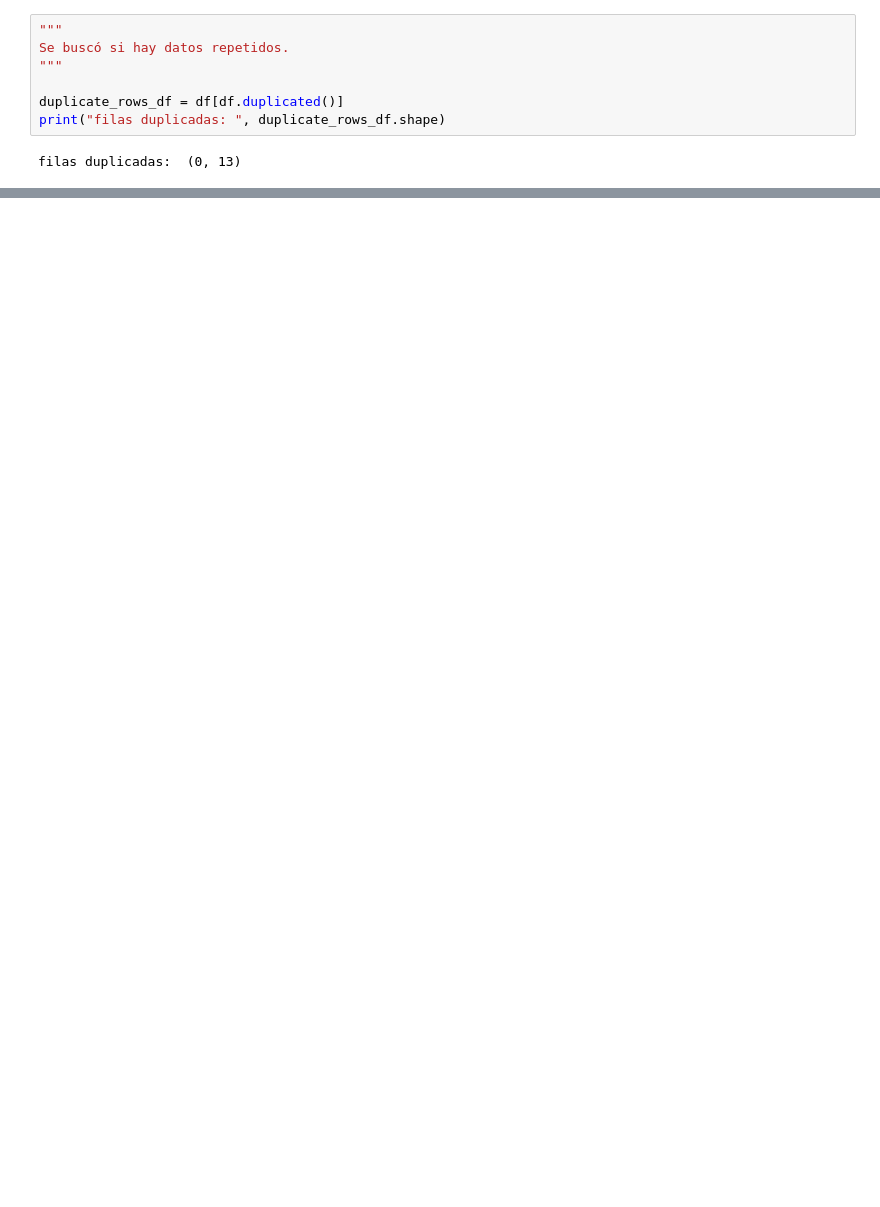
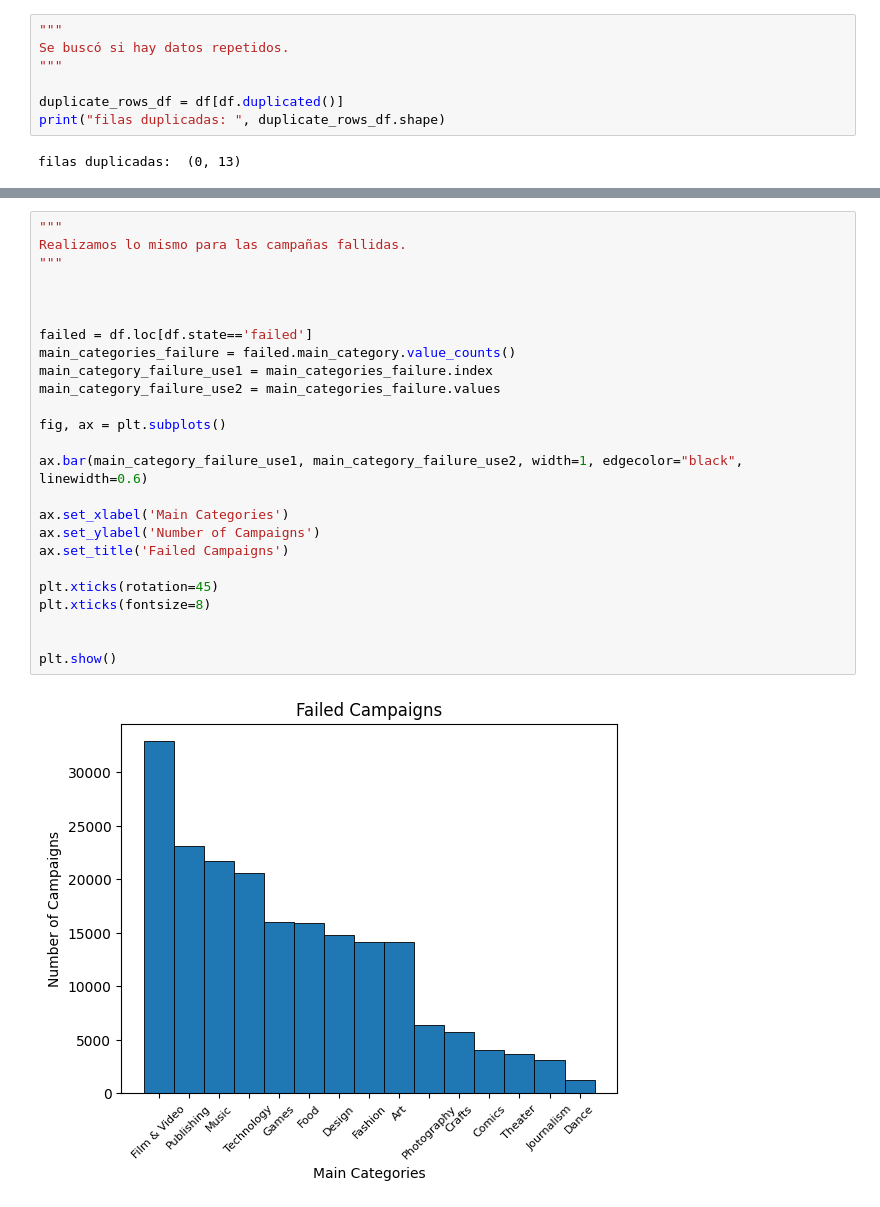
Before and after one commit to belisario-olivera/EDA-Kickstarter, a Jupyter notebook: TP/EDA_kickstarter.ipynb, the cells around one changed output, grey strips where cells are left out. Saved outputs shown, nothing was run; the diff lists cells and outputs as text; blank space fills up the shorter version.

```diff
--- a/TP/EDA_kickstarter.ipynb
+++ b/TP/EDA_kickstarter.ipynb
@@ -178,0 +240,27 @@ plt.show()
+# %%
+"""
+Realizamos lo mismo para las campañas fallidas.
+"""
+
+
+
+failed = df.loc[df.state=='failed']
+main_categories_failure = failed.main_category.value_counts()
+main_category_failure_use1 = main_categories_failure.index
+main_category_failure_use2 = main_categories_failure.values
+
+fig, ax = plt.subplots()
+
+ax.bar(main_category_failure_use1, main_category_failure_use2, width=1, edgecolor="black", linewidth=0.6)
+
+ax.set_xlabel('Main Categories')
+ax.set_ylabel('Number of Campaigns')
+ax.set_title('Failed Campaigns')
+
+plt.xticks(rotation=45)
+plt.xticks(fontsize=8)
+
+
+plt.show()
+# %% [output]
+[figure, added]
```
Also changed, not shown: parts of 19 cells of this notebook.
